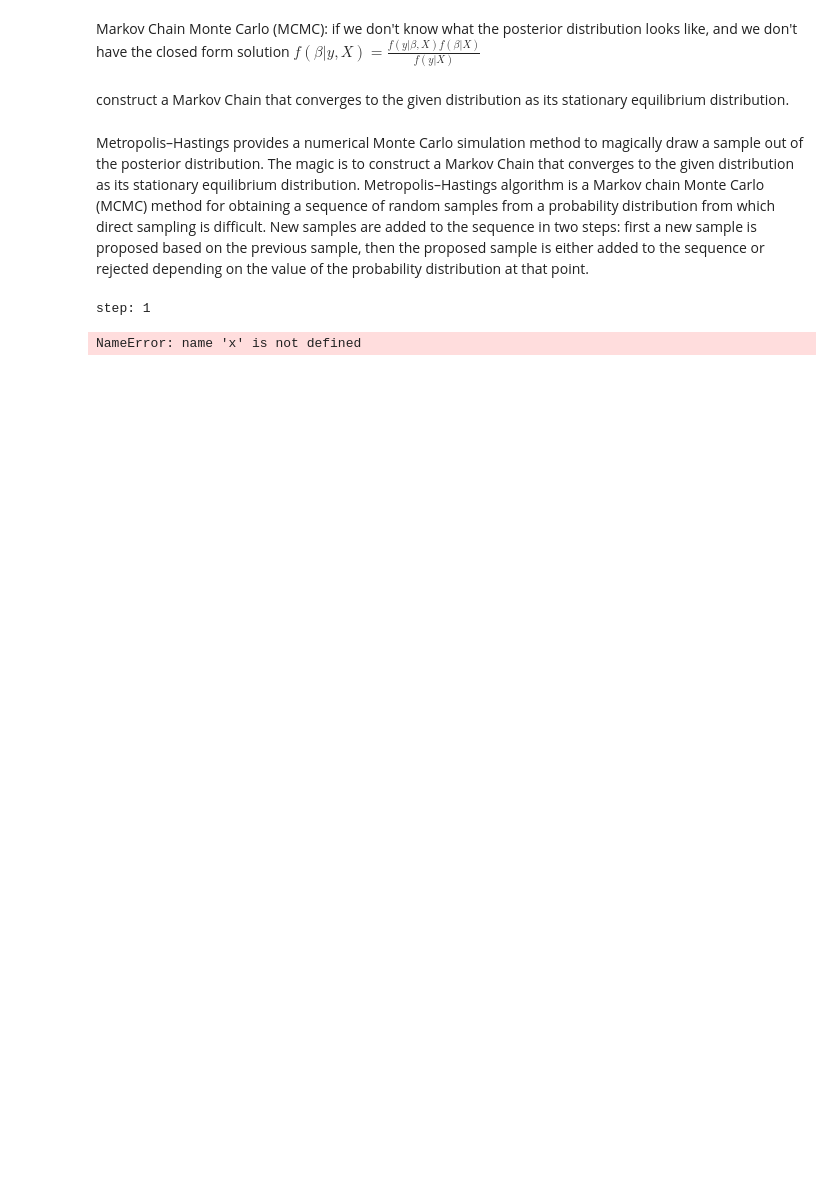
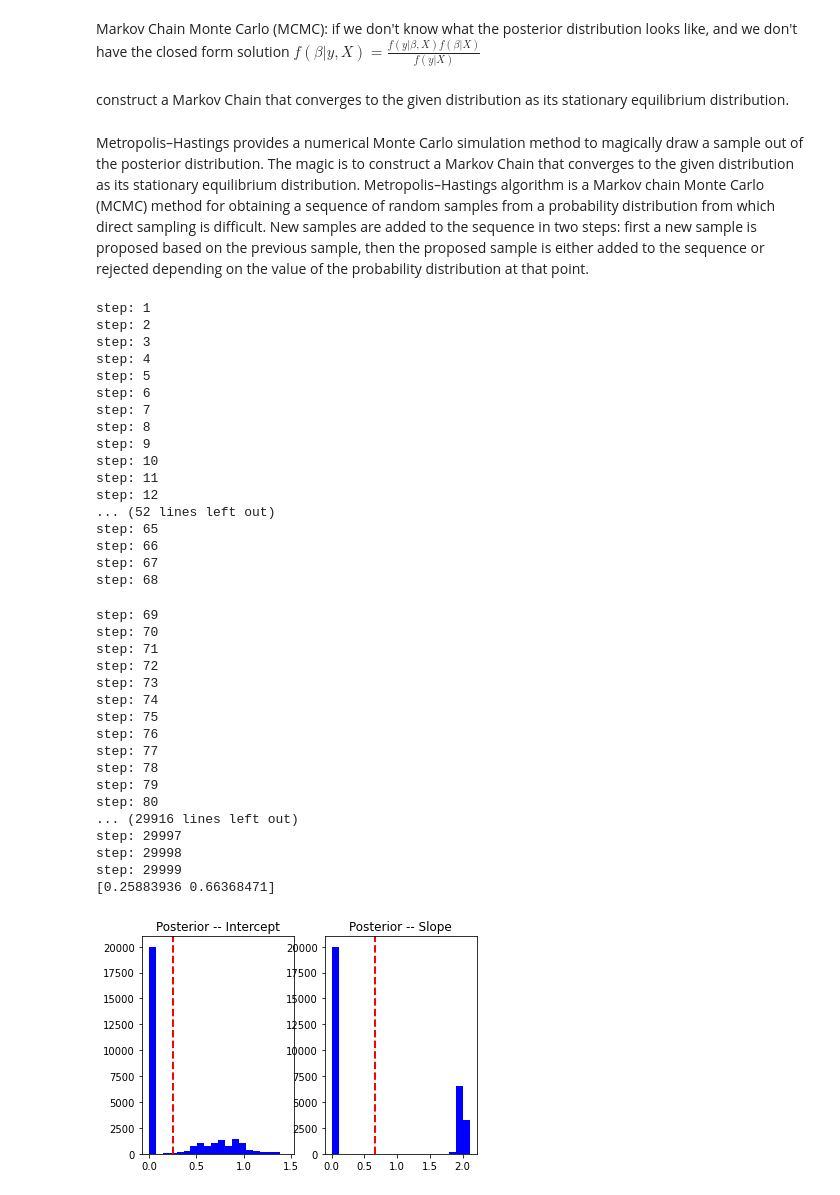
Before and after one commit to LIUNancy/MLQuant, a Jupyter notebook: Markov Chain Monte Carlo Linear Regression.ipynb, the cells around one changed output. Saved outputs shown, nothing was run; the diff lists cells and outputs as text; code cells hidden in the pictures; blank space fills up the shorter version.

```diff
--- a/Markov Chain Monte Carlo Linear Regression.ipynb
+++ b/Markov Chain Monte Carlo Linear Regression.ipynb
@@ -45,40 +44,82 @@ def proposal_function(beta):
     return beta_new
 # %%
 import numpy as np
+import pandas as pd
+import matplotlib.pyplot as plt
+
 # run the Monte Carlo
 beta_0 = [0.5, 0.5]        # start value
 results = np.zeros([50000,2])            # record the results
 results[0,0] = beta_0[0]
-results[0, 1] = beta_0[1]
-for step in range(1, 50000):               # loop 50,000 times
+results[0,1] = beta_0[1]
+random_num_generator = np.random.RandomState(0)
+sample_size = 500
+x = 10.0 * random_num_generator.rand(sample_size)
+e = random_num_generator.normal(0, sigma_e, sample_size)
+y = 1.0 + 2.0 * x +  e          # a = 1.0; b = 2.0; y = a + b*x
+
+for step in range(1, 30000):               # loop 50,000 times
     print('step: {}'.format(step))
 
     beta_old = results[step-1, :]
     beta_proposal = proposal_function(beta_old)
 
     # Use np.exp to restore from log numbers
     prob = np.exp(posterior_probability(beta_proposal) - posterior_probability(beta_old))
 
     if np.random.uniform(0,1) < prob:
         results[step, :] = beta_proposal    # jump
     else:
         results[step, :] = beta_old         # stay
 
-burn_in = 10000
+burn_in = 20000
 beta_posterior = results[burn_in:, :]
 print(beta_posterior.mean(axis=0))        # use average as point estimates
 
 # present the results
 fig = plt.figure()
 ax1 = fig.add_subplot(121)
 ax1.hist(beta_posterior[:,0], bins=20, color='blue')
 ax1.axvline(beta_posterior.mean(axis=0)[0], color='red', linestyle='dashed', linewidth=2)
 ax1.title.set_text('Posterior -- Intercept')
 ax2 = fig.add_subplot(122)
 ax2.hist(beta_posterior[:,1], bins=20, color='blue')
 ax2.axvline(beta_posterior.mean(axis=0)[1], color='red', linestyle='dashed', linewidth=2)
 ax2.title.set_text('Posterior -- Slope')
 plt.show()
 # %% [output]
 step: 1
+step: 2
+step: 3
+step: 4
+step: 5
+step: 6
+step: 7
+step: 8
+step: 9
+step: 10
+step: 11
+step: 12
+... (52 lines left out)
+step: 65
+step: 66
+step: 67
+step: 68
-NameError: name 'x' is not defined
+step: 69
+step: 70
+step: 71
+step: 72
+step: 73
+step: 74
+step: 75
+step: 76
+step: 77
+step: 78
+step: 79
+step: 80
+... (29916 lines left out)
+step: 29997
+step: 29998
+step: 29999
+[0.25883936 0.66368471]
+[figure, added]
```
Also changed, not shown: parts of 1 cell of this notebook.
